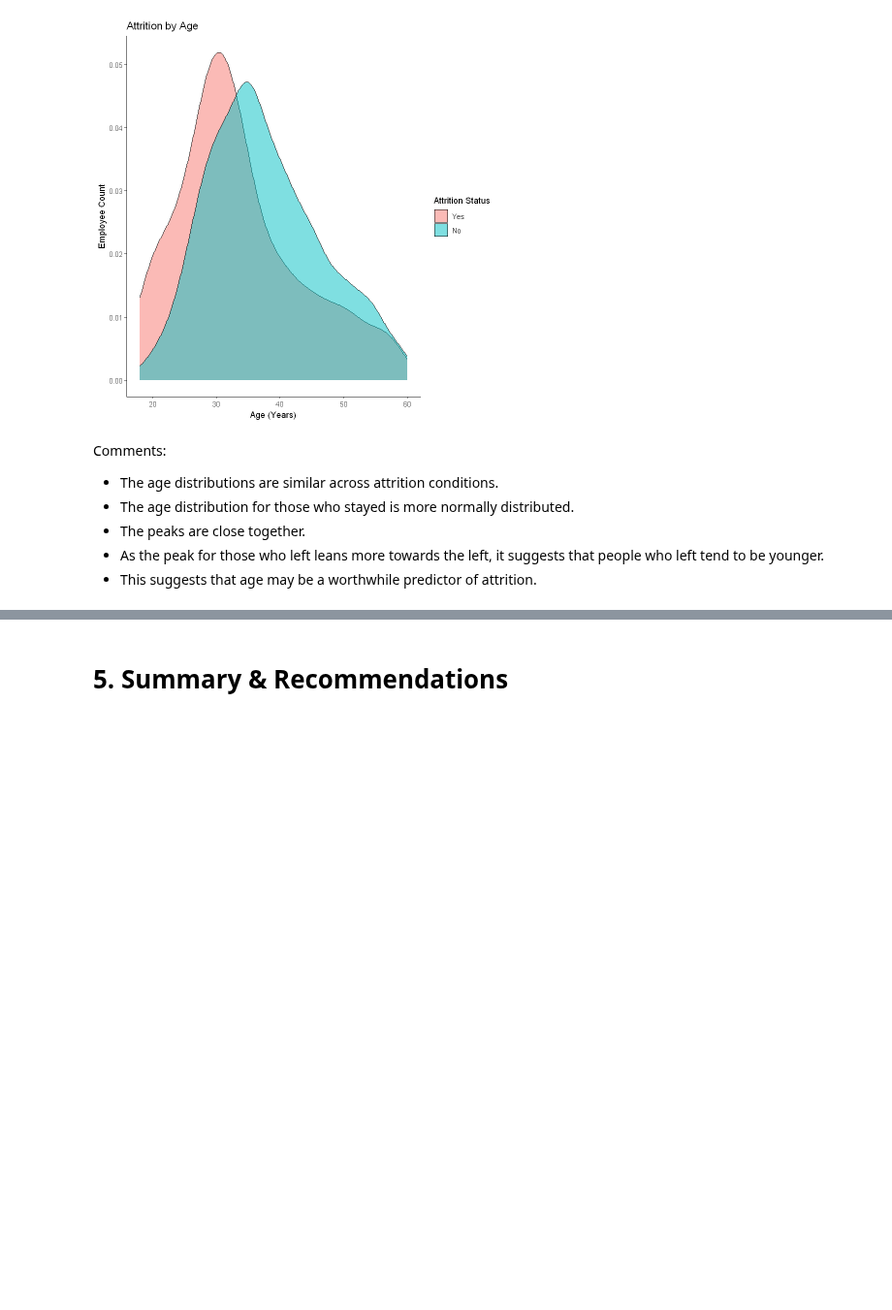
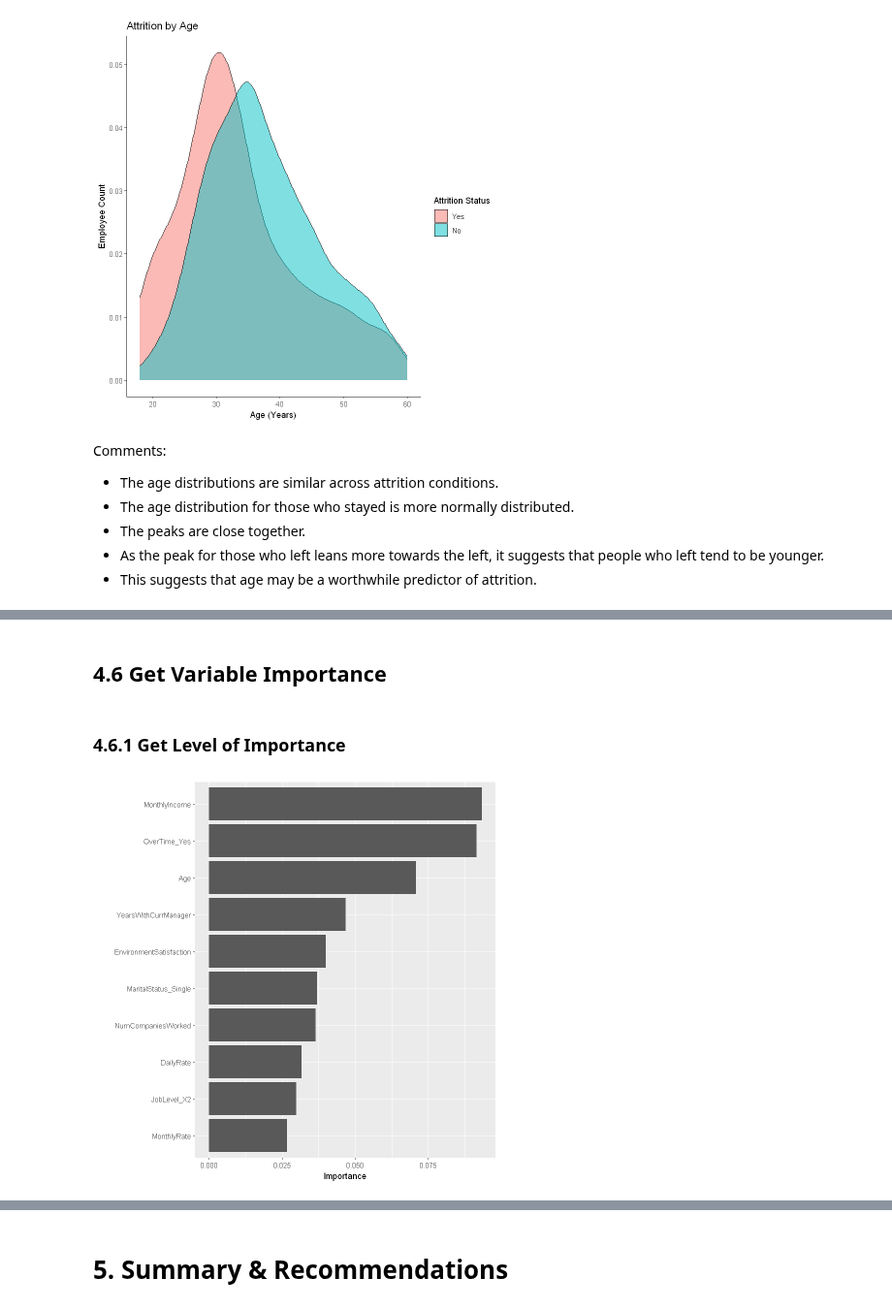
Before and after one commit to svarong-port/data-analytics-projects, a Jupyter notebook: ibm_hr_employee_attrition/hr_employee_attrition_code.ipynb, the cells around one changed output, grey strips where cells are left out. Shown at 97% size. Drawn from its saved outputs; the diff is of its cells as text; code cells hidden in the pictures; blank space fills up the shorter version.

```diff
--- a/ibm_hr_employee_attrition/hr_employee_attrition_code.ipynb
+++ b/ibm_hr_employee_attrition/hr_employee_attrition_code.ipynb
@@ -674,0 +836,12 @@ Comments:
+# %%
+# Instantiate a random forest model
+rf_model_1 <- rand_forest(mtry = tune(),
+                          min_n = tune(),
+                          trees = 500) |>
+
+  ## Set engine
+  set_engine("ranger",
+             importance = "permutation") |>
+
+  ## Set mode
+  set_mode("classification")
@@ -674,0 +873,9 @@ Comments:
+# %%
+# Bundle model and recipe
+rf_wfl_1 <- workflow() |>
+
+  ## Add model
+  add_model(rf_model_1) |>
+
+  ## Add recipe
+  add_recipe(rf_rec_1)
@@ -674,0 +1194,12 @@ Comments:
+# %% [markdown]
+## 4.6 Get Variable Importance
+# %% [markdown]
+### 4.6.1 Get Level of Importance
+# %%
+# Get final fit model
+rf_final_model_1 <- extract_fit_parsnip(rf_wkl_fit_1)
+
+# Get levels of importance
+vip(rf_final_model_1)
+# %% [output]
+[figure, added]
```
Also changed, not shown: parts of 70 cells of this notebook.
